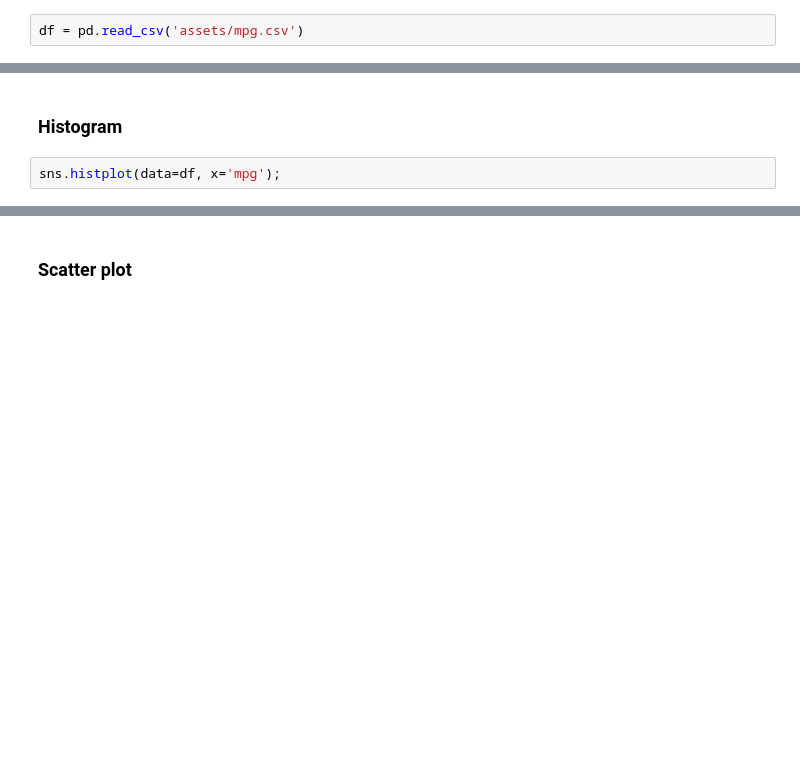
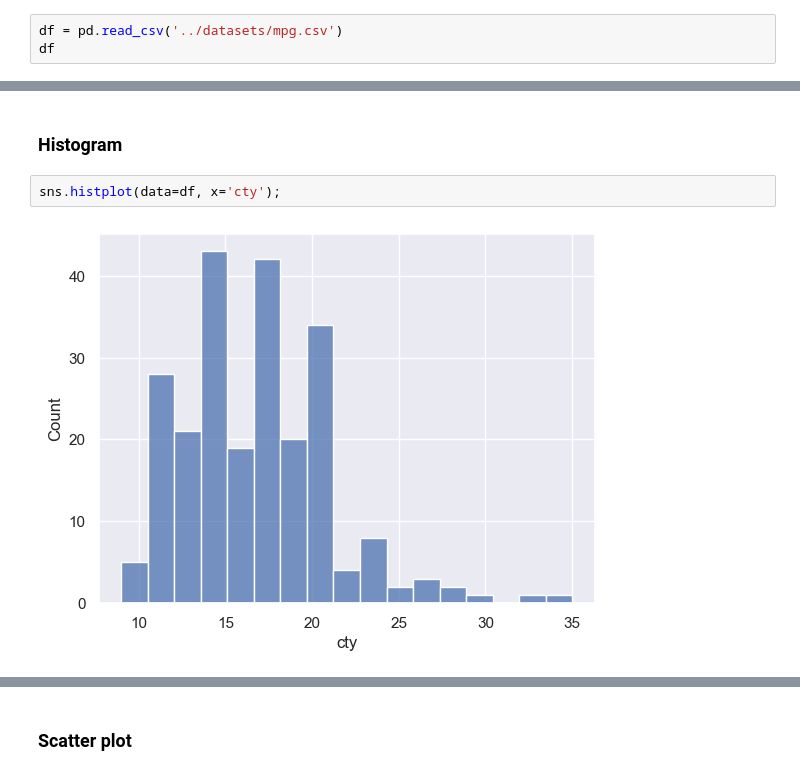
Before and after one commit to RioCasanova/Anaconda-Courses, a Jupyter notebook: data_visualization/03-understand-data-statistically.ipynb, the cells around one changed output, grey strips where cells are left out. Saved outputs shown, nothing was run; the diff lists cells and outputs as text; blank space fills up the shorter version.

```diff
--- a/data_visualization/03-understand-data-statistically.ipynb
+++ b/data_visualization/03-understand-data-statistically.ipynb
@@ -37,2 +35,3 @@ ModuleNotFoundError: No module named 'seaborn'
 # %%
-df = pd.read_csv('assets/mpg.csv')
+df = pd.read_csv('../datasets/mpg.csv')
+df
@@ -50,5 +65,7 @@ Axes-level functions plot data onto a single `matplotlib.pyplot.Axes` object.
 # %% [markdown]
 ### Histogram
 # %%
-sns.histplot(data=df, x='mpg');
+sns.histplot(data=df, x='cty');
+# %% [output]
+[figure, added]
 # %%
```
Also changed, not shown: parts of 29 cells of this notebook, 1 other file.
